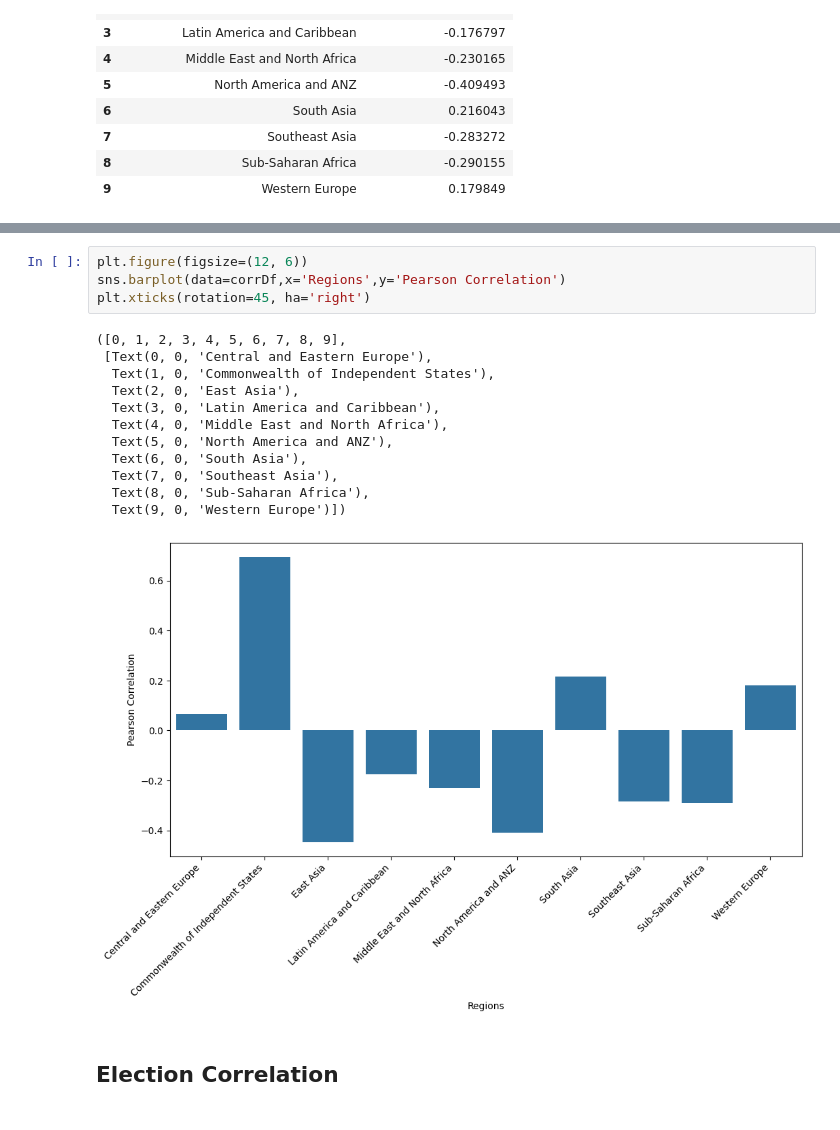
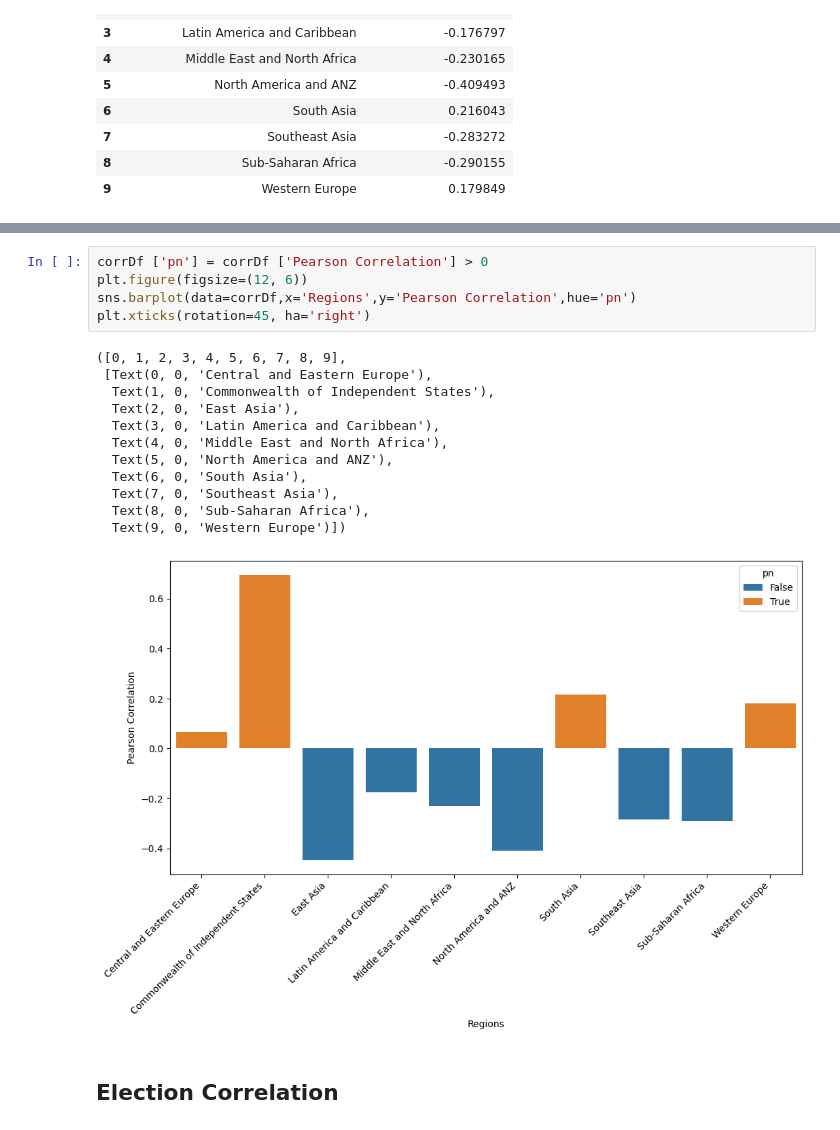
Before and after one commit to cmgboji/PSY371F-Final-Project, a Jupyter notebook: PSY 371F - Notebook.ipynb, the cells around one changed output, grey strips where cells are left out. Cells and saved outputs as stored; diff of their text form.

Commit message:
different colors for regional analysis

```diff
--- a/PSY 371F - Notebook.ipynb
+++ b/PSY 371F - Notebook.ipynb
@@ -183,20 +183,21 @@ plt.axvline(x=0,color='black',linewidth=.8)
 # %%
+corrDf ['pn'] = corrDf ['Pearson Correlation'] > 0
 plt.figure(figsize=(12, 6))
-sns.barplot(data=corrDf,x='Regions',y='Pearson Correlation')
+sns.barplot(data=corrDf,x='Regions',y='Pearson Correlation',hue='pn')
 plt.xticks(rotation=45, ha='right')
 # %% [output]
 ([0, 1, 2, 3, 4, 5, 6, 7, 8, 9],
  [Text(0, 0, 'Central and Eastern Europe'),
   Text(1, 0, 'Commonwealth of Independent States'),
   Text(2, 0, 'East Asia'),
   Text(3, 0, 'Latin America and Caribbean'),
   Text(4, 0, 'Middle East and North Africa'),
   Text(5, 0, 'North America and ANZ'),
   Text(6, 0, 'South Asia'),
   Text(7, 0, 'Southeast Asia'),
   Text(8, 0, 'Sub-Saharan Africa'),
   Text(9, 0, 'Western Europe')])
-[figure, old version]
+[figure, new version]
 # %% [markdown]
 ## Election Correlation
 # %% [markdown]
```
Also changed, not shown: parts of 11 cells of this notebook, 1 other file.
